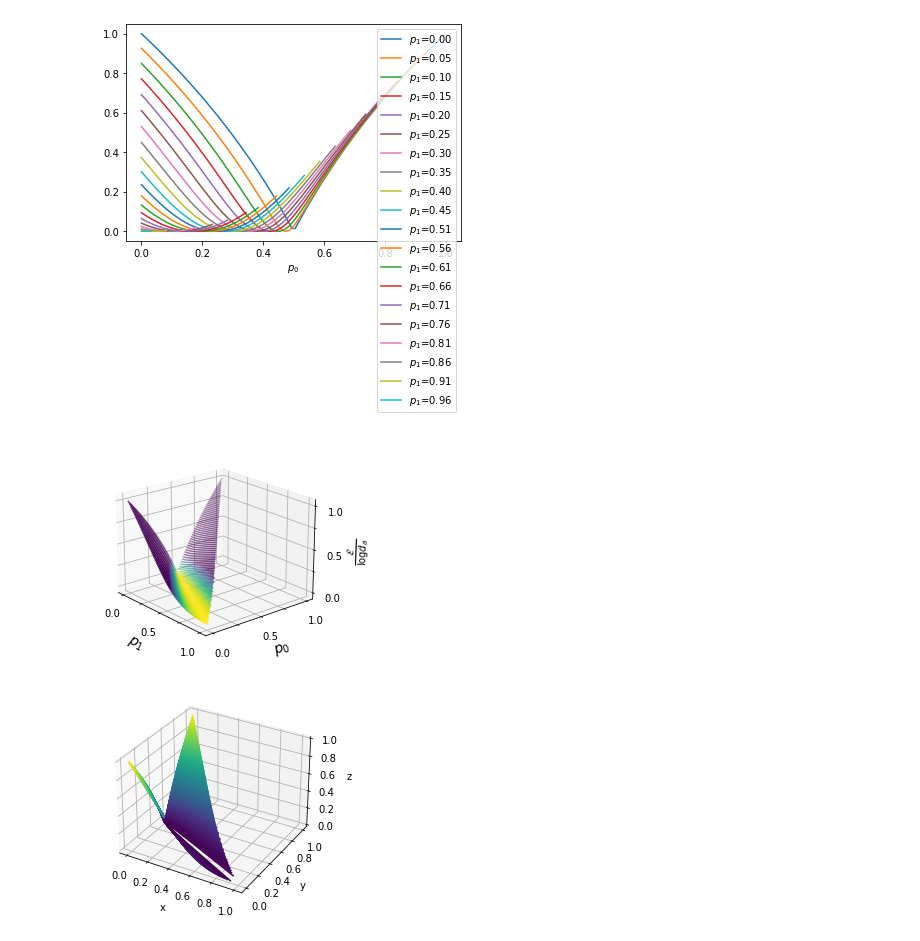
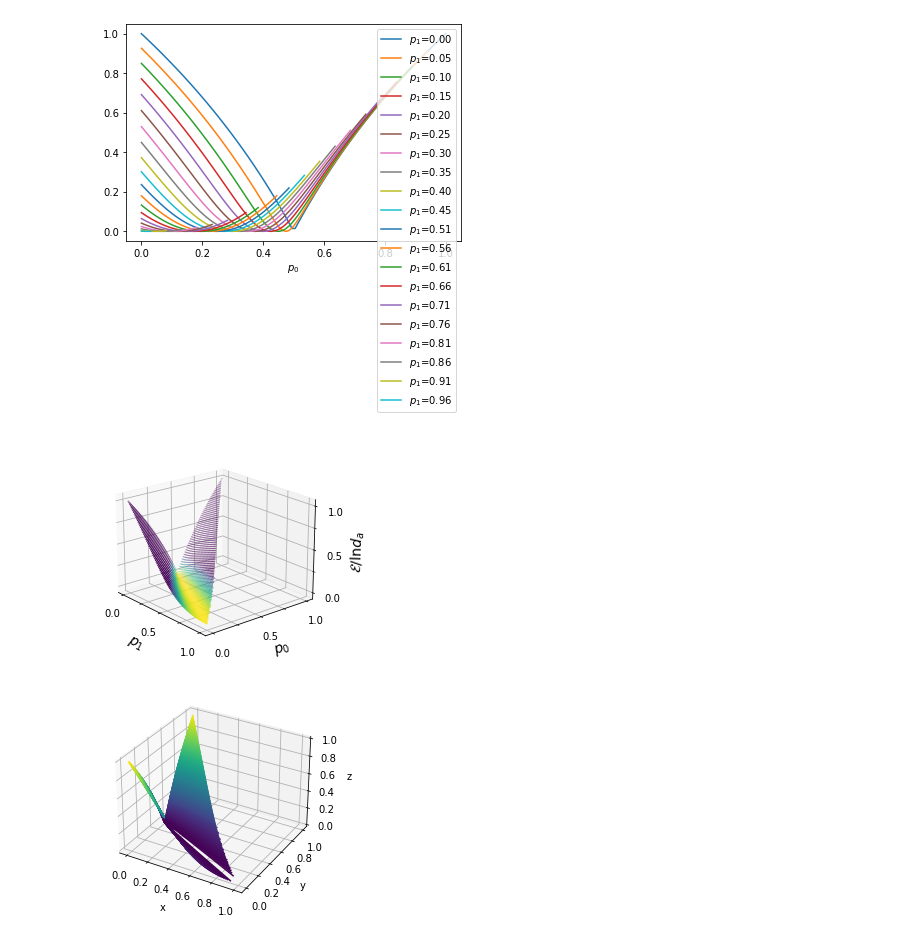
Before and after one commit to hassan-shap/anyons_pt, a Jupyter notebook: su2k.ipynb, the cells around one changed output. Saved outputs shown, nothing was run; the diff lists cells and outputs as text; code cells hidden in the pictures.

```diff
--- a/su2k.ipynb
+++ b/su2k.ipynb
@@ -548,29 +548,32 @@ plt.show()
 # %%
 import matplotlib.tri as mtri
 
 tri = mtri.Triangulation(x, y)
 
 fig = plt.figure(figsize=(5,4))
 ax = fig.add_subplot(111, projection='3d')
-ax.scatter(y, x, z, c=z, s=2, cmap='viridis_r', linewidth=0.1,vmin=0.,vmax=0.2);
+ax.scatter(y, x, z, c=z, s=1, cmap='viridis_r', linewidth=0.2,vmin=0.,vmax=0.2);
 # ax.plot_trisurf(x, y, z, triangles=tri.triangles,
 #                 cmap=plt.cm.Spectral,vmin=0,vmax=0.5)#, edgecolor='none');
 ax.view_init(20, -40)
 # ax.view_init(90, -45)
 
 ax.set_xticks(np.arange(0,1.1,0.5))
 ax.set_yticks(np.arange(0,1.1,0.5))
 ax.set_zticks(np.arange(0,1.1,0.5))
 
 fsize=14
 ax.set_ylabel(r"$p_0$",fontsize = fsize)
 ax.set_xlabel(r'$p_1$',fontsize = fsize)
-ax.set_zlabel(r'$\frac{{\cal E}}{{\log d_a}}$',fontsize = fsize);
+ax.set_zlabel(r'${\cal E}/\ln d_a$',fontsize = fsize);
 ax.xaxis.set_minor_locator(AutoMinorLocator(2))
 ax.yaxis.set_minor_locator(AutoMinorLocator(2))
 ax.zaxis.set_minor_locator(AutoMinorLocator(2))
+
+plt.savefig('su2_k%d_2d.pdf' % (k))
+plt.show()
 # %% [output]
-[figure, old version]
+[figure, new version]
 # %%
 fig = plt.figure()
 ax = plt.axes(projection='3d')
```
Also changed, not shown: 3 other files.
